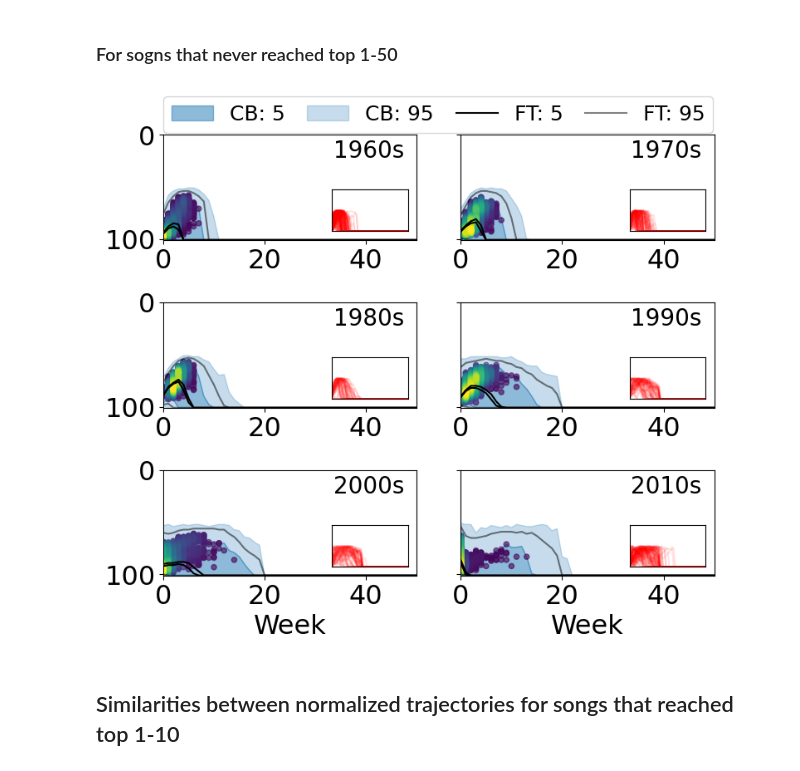
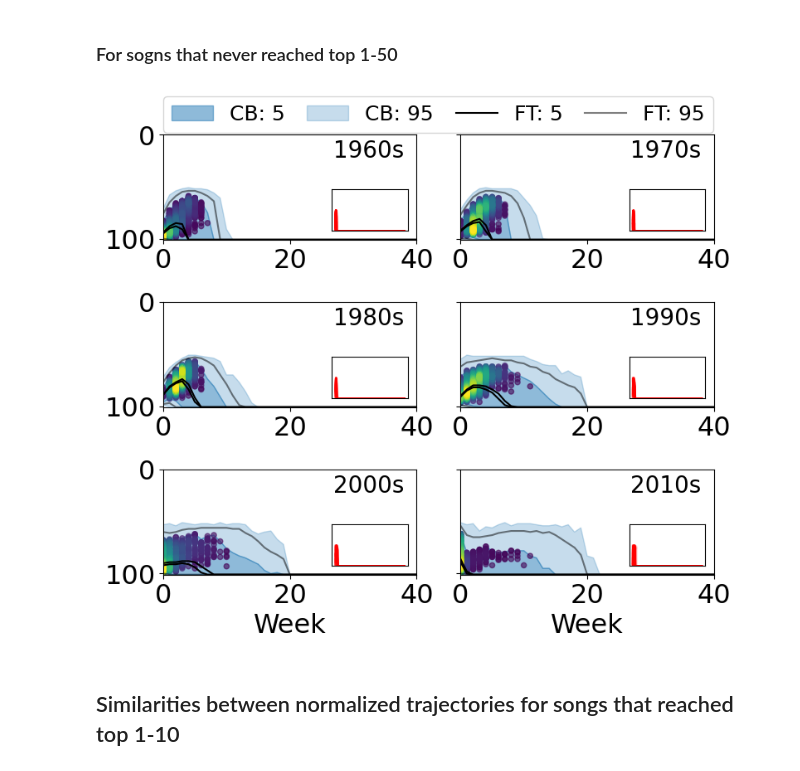
Before and after one commit to martalech/pop_charts_dynamics, a Jupyter notebook: decades_similarities.ipynb, the cells around one changed output. Saved outputs shown, nothing was run; the diff lists cells and outputs as text; code cells hidden in the pictures.

```diff
--- a/decades_similarities.ipynb
+++ b/decades_similarities.ipynb
@@ -356,38 +356,37 @@ for year in range(1960, 2020, 10):
             inner_ax.plot(time_array, positions_dict[curve_nr], color="red", alpha=0.1)
 
     inner_ax.set_ylim(101, 0)
-    inner_ax.set_xlim([0, 50])
     inner_ax.patch.set_alpha(0.5)
     # inner_ax.tick_params(axis='both', which='major', labelsize=15)
     inner_ax.set_xticks([])
     inner_ax.set_yticks([])
     # if row_i == 0 and col_i == 0:
     #     # place the legend above the ax
     #     inner_ax.legend(["5% outside confidence interval"], fontsize=18, bbox_to_anchor=(-1.45, 2.97, 2.2, .102),
     #                     loc="lower left")
     axes[row_i, col_i].set_ylim(101, 0)
     if row_i == 0 and col_i == 0:
         axes[row_i, col_i].legend(fontsize=18, bbox_to_anchor=(0., 1.02, 2.17, .102), loc='lower left',
                       ncols=4, mode="expand", borderaxespad=0.)
     axes[row_i, col_i].text(0.67, 0.78, f"{year}s", transform=axes[row_i, col_i].transAxes, fontsize=20)
     if row_i == 2:
         axes[row_i, col_i].set_xlabel("Week", fontsize=23)
     if col_i == 0:
         axes[row_i, col_i].set_ylabel("Position")
     axes[row_i, col_i].set_ylabel("")
-    axes[row_i, col_i].set_xlim([0, 50])
+    axes[row_i, col_i].set_xlim([0, 40])
     axes[row_i, col_i].tick_params(axis='both', which='major', labelsize=23)
 
     col_i += 1
     if col_i == 2:
         col_i = 0
         row_i += 1
 
 fig.tight_layout()
 plt.savefig("figures/never_top_1_50_positions_normalized_decades_curvestat.pdf", format="pdf", bbox_inches="tight")
 plt.show()
 # %% [output]
-[figure, old version]
+[figure, new version]
 # %% [markdown]
 ## Similarities between normalized trajectories for songs that reached top 1-10
 # %% [markdown]
```
Also changed, not shown: parts of 1 cell of this notebook, 8 other files.
